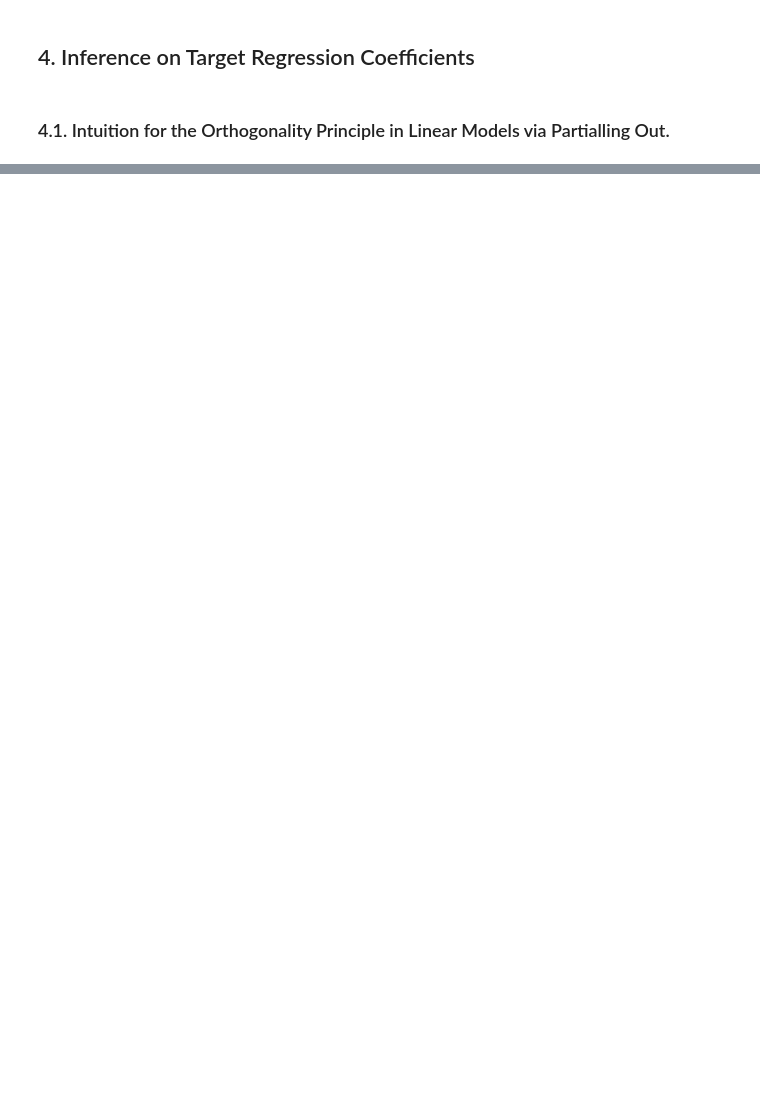
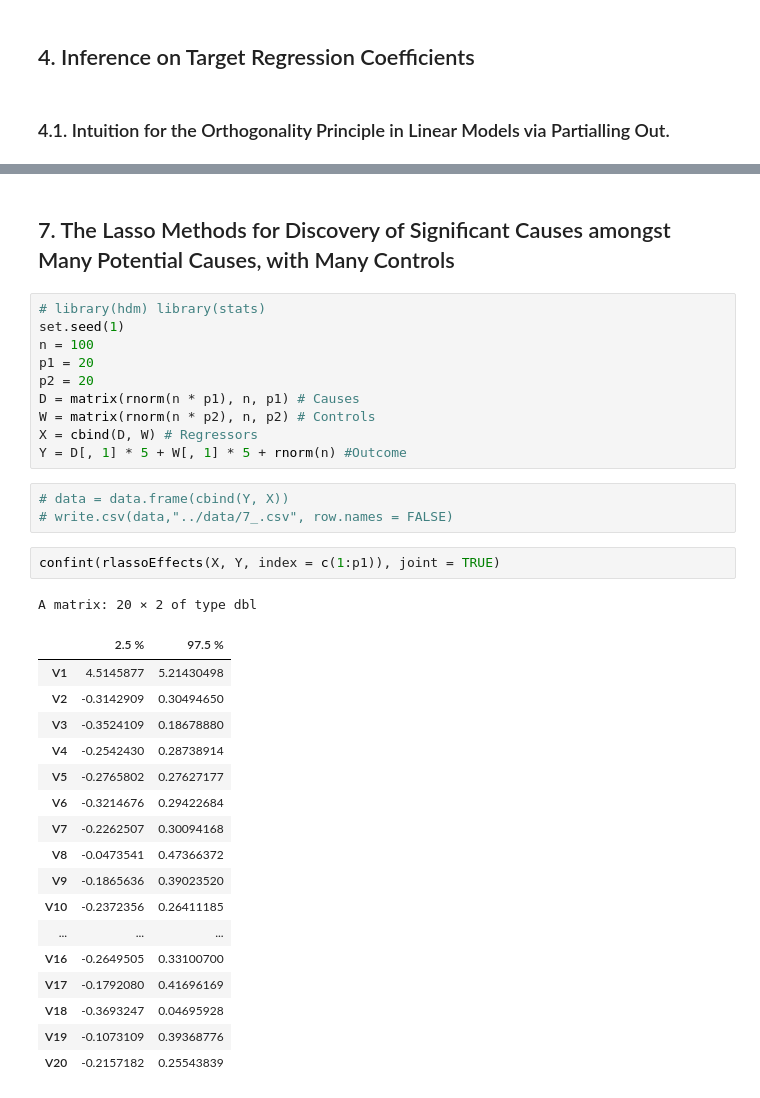
Before and after one commit to d2cml-ai/HDMjl.jl, a Jupyter notebook: tutorial/r_file.ipynb, the cells around one changed output, grey strips where cells are left out. Cells and saved outputs as stored; diff of their text form; blank space fills up the shorter version.

```diff
--- a/tutorial/r_file.ipynb
+++ b/tutorial/r_file.ipynb
@@ -22,0 +430,36 @@ save(dat, file = "../data/4_1.csv")
+# %% [markdown]
+## 7. The Lasso Methods for Discovery of Significant Causes amongst Many Potential Causes, with Many Controls
+# %%
+# library(hdm) library(stats)
+set.seed(1)
+n = 100
+p1 = 20
+p2 = 20
+D = matrix(rnorm(n * p1), n, p1) # Causes
+W = matrix(rnorm(n * p2), n, p2) # Controls
+X = cbind(D, W) # Regressors
+Y = D[, 1] * 5 + W[, 1] * 5 + rnorm(n) #Outcome
+# %%
+# data = data.frame(cbind(Y, X))
+# write.csv(data,"../data/7_.csv", row.names = FALSE)
+# %%
+confint(rlassoEffects(X, Y, index = c(1:p1)), joint = TRUE)
+# %% [output]
+A matrix: 20 × 2 of type dbl
+|  | 2.5 % | 97.5 % |
+| V1 | 4.5145877 | 5.21430498 |
+| V2 | -0.3142909 | 0.30494650 |
+| V3 | -0.3524109 | 0.18678880 |
+| V4 | -0.2542430 | 0.28738914 |
+| V5 | -0.2765802 | 0.27627177 |
+| V6 | -0.3214676 | 0.29422684 |
+| V7 | -0.2262507 | 0.30094168 |
+| V8 | -0.0473541 | 0.47366372 |
+| V9 | -0.1865636 | 0.39023520 |
+| V10 | -0.2372356 | 0.26411185 |
+| ... | ... | ... |
+| V16 | -0.2649505 | 0.33100700 |
+| V17 | -0.1792080 | 0.41696169 |
+| V18 | -0.3693247 | 0.04695928 |
+| V19 | -0.1073109 | 0.39368776 |
+| V20 | -0.2157182 | 0.25543839 |
```
Also changed, not shown: parts of 49 cells of this notebook, 4 other files.
